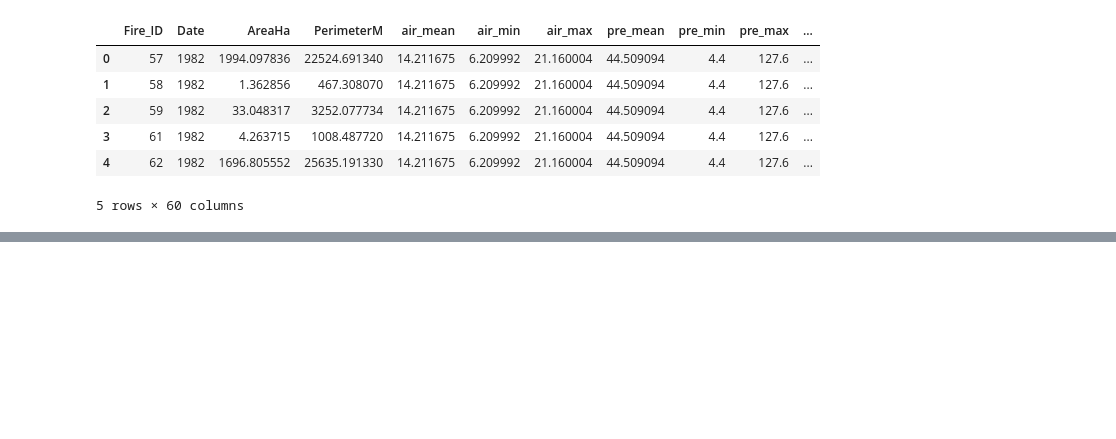
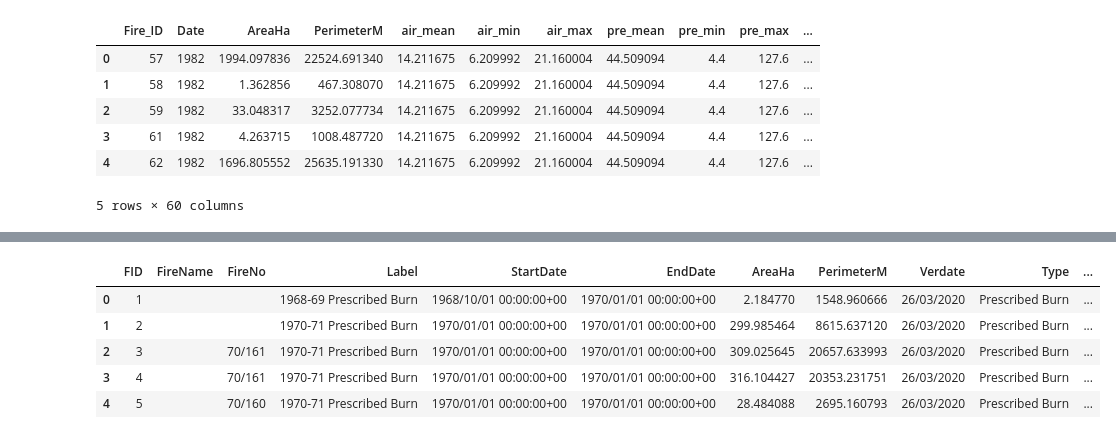
Before and after one commit to PJPDQ/dejas-repo, a Jupyter notebook: fire_station_fetcher.ipynb, the cells around one changed output, grey strips where cells are left out. Saved outputs shown, nothing was run; the diff lists cells and outputs as text; code cells hidden in the pictures; blank space fills up the shorter version.

```diff
--- a/fire_station_fetcher.ipynb
+++ b/fire_station_fetcher.ipynb
@@ -100,0 +175,10 @@ geo_gpd.head()
+# %%
+nsw_csv = pd.read_csv(f"{local_path}NSW_fire_history_polygons.csv")
+nsw_csv.head()
+# %% [output]
+|  | FID | FireName | FireNo | Label | StartDate | EndDate | AreaHa | PerimeterM | Verdate | Type | ... |
+| 0 | 1 |  |  | 1968-69 Prescribed Burn | 1968/10/01 00:00:00+00 | 1970/01/01 00:00:00+00 | 2.184770 | 1548.960666 | 26/03/2020 | Prescribed Burn | ... |
+| 1 | 2 |  |  | 1970-71 Prescribed Burn | 1970/01/01 00:00:00+00 | 1970/01/01 00:00:00+00 | 299.985464 | 8615.637120 | 26/03/2020 | Prescribed Burn | ... |
+| 2 | 3 |  | 70/161 | 1970-71 Prescribed Burn | 1970/01/01 00:00:00+00 | 1970/01/01 00:00:00+00 | 309.025645 | 20657.633993 | 26/03/2020 | Prescribed Burn | ... |
+| 3 | 4 |  | 70/161 | 1970-71 Prescribed Burn | 1970/01/01 00:00:00+00 | 1970/01/01 00:00:00+00 | 316.104427 | 20353.231751 | 26/03/2020 | Prescribed Burn | ... |
+| 4 | 5 |  | 70/160 | 1970-71 Prescribed Burn | 1970/01/01 00:00:00+00 | 1970/01/01 00:00:00+00 | 28.484088 | 2695.160793 | 26/03/2020 | Prescribed Burn | ... |
```
Also changed, not shown: parts of 24 cells of this notebook, 13 other files.
